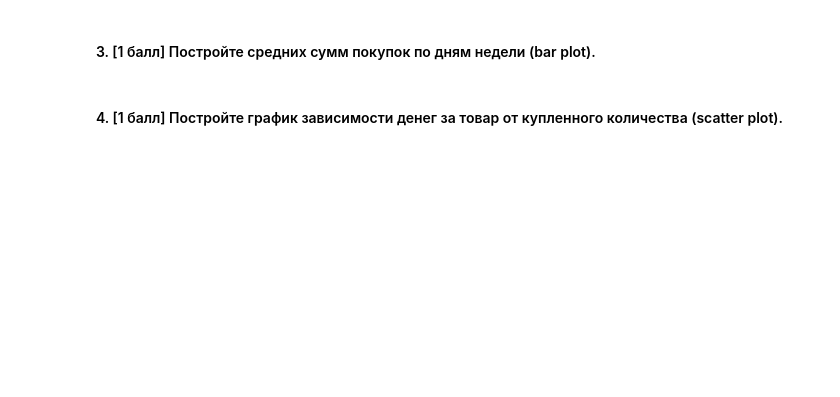
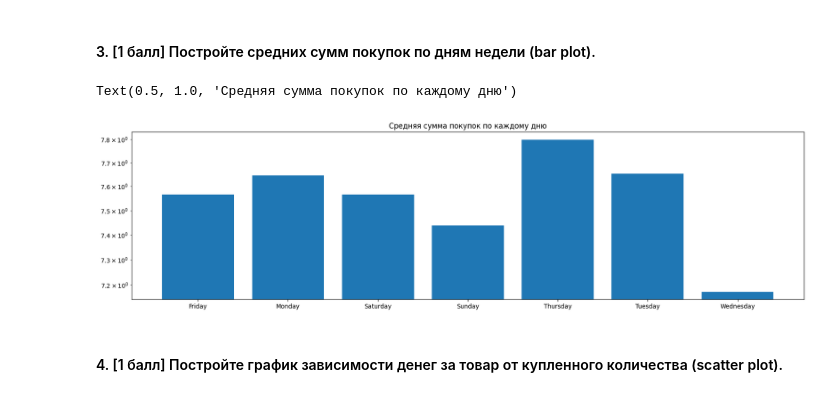
Before and after one commit to npmbd/MachineLearning2023, a Jupyter notebook: homework-practice-01-pandas.ipynb, the cells around one changed output. Cells and saved outputs as stored; diff of their text form; code cells hidden in the pictures; blank space fills up the shorter version.

```diff
--- a/homework-practice-01-pandas.ipynb
+++ b/homework-practice-01-pandas.ipynb
@@ -185,2 +608,21 @@ df['date'] = df.order_id.map(dates['date'])
+# %%
+# your code
+df.loc[::7, 'day_week'] = 'Monday'
+df.loc[1::7, 'day_week'] = 'Tuesday'
+df.loc[2::7, 'day_week'] = 'Wednesday'
+df.loc[3::7, 'day_week'] = 'Thursday'
+df.loc[4::7, 'day_week'] = 'Friday'
+df.loc[5::7, 'day_week'] = 'Saturday'
+df.loc[6::7, 'day_week'] = 'Sunday'
+
+list1 = np.array(df.groupby(['day_week', 'order_id'])['price'].sum().groupby('day_week').mean())
+days = np.array(df.groupby('day_week').size().keys())
+fig, axes = plt.subplots(figsize=(20,5))
+plt.bar(days, list1)
+plt.yscale('log')
+plt.title('Средняя сумма покупок по каждому дню')
+# %% [output]
+Text(0.5, 1.0, 'Средняя сумма покупок по каждому дню')
+[figure, added]
 # %% [markdown]
 #### 4. [1 балл] Постройте график зависимости денег за товар от купленного количества (scatter plot).
```
Also changed, not shown: parts of 73 cells of this notebook, 2 other files.
